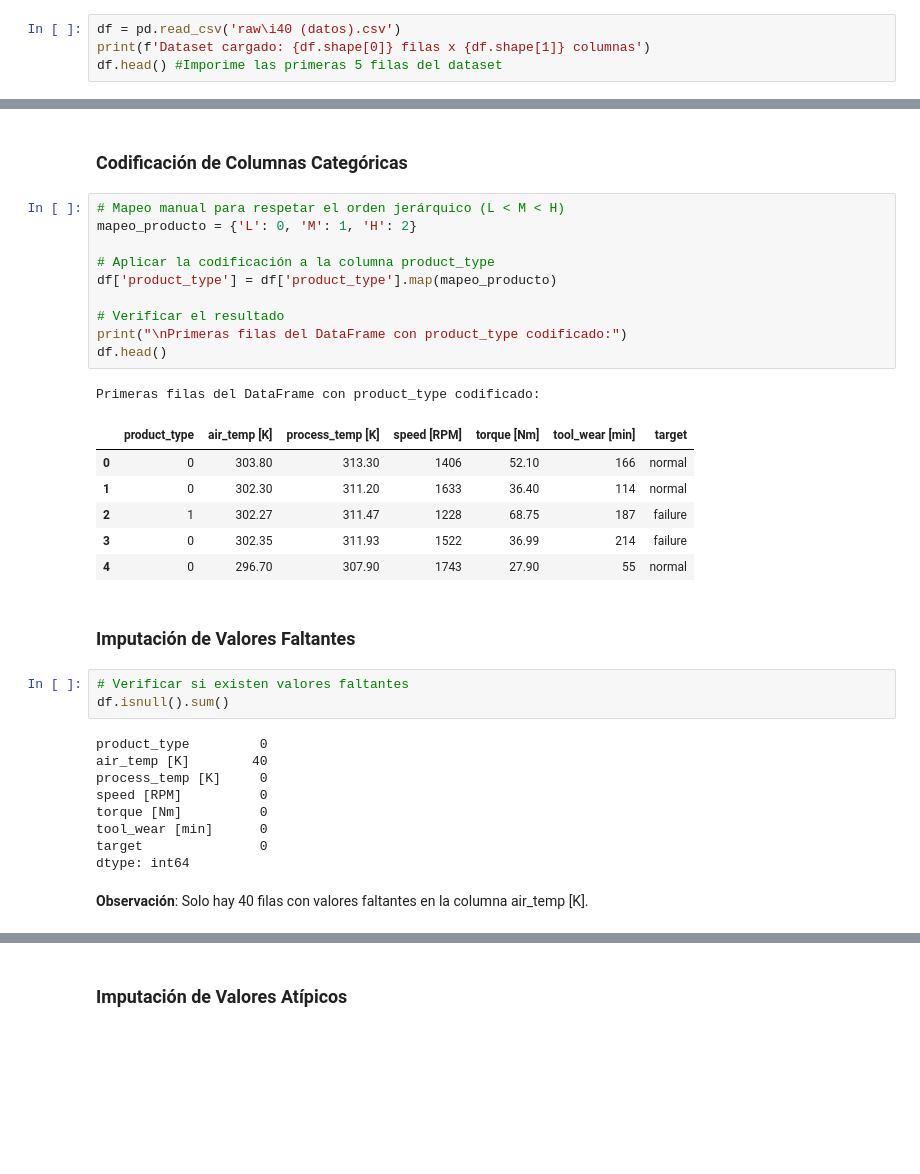
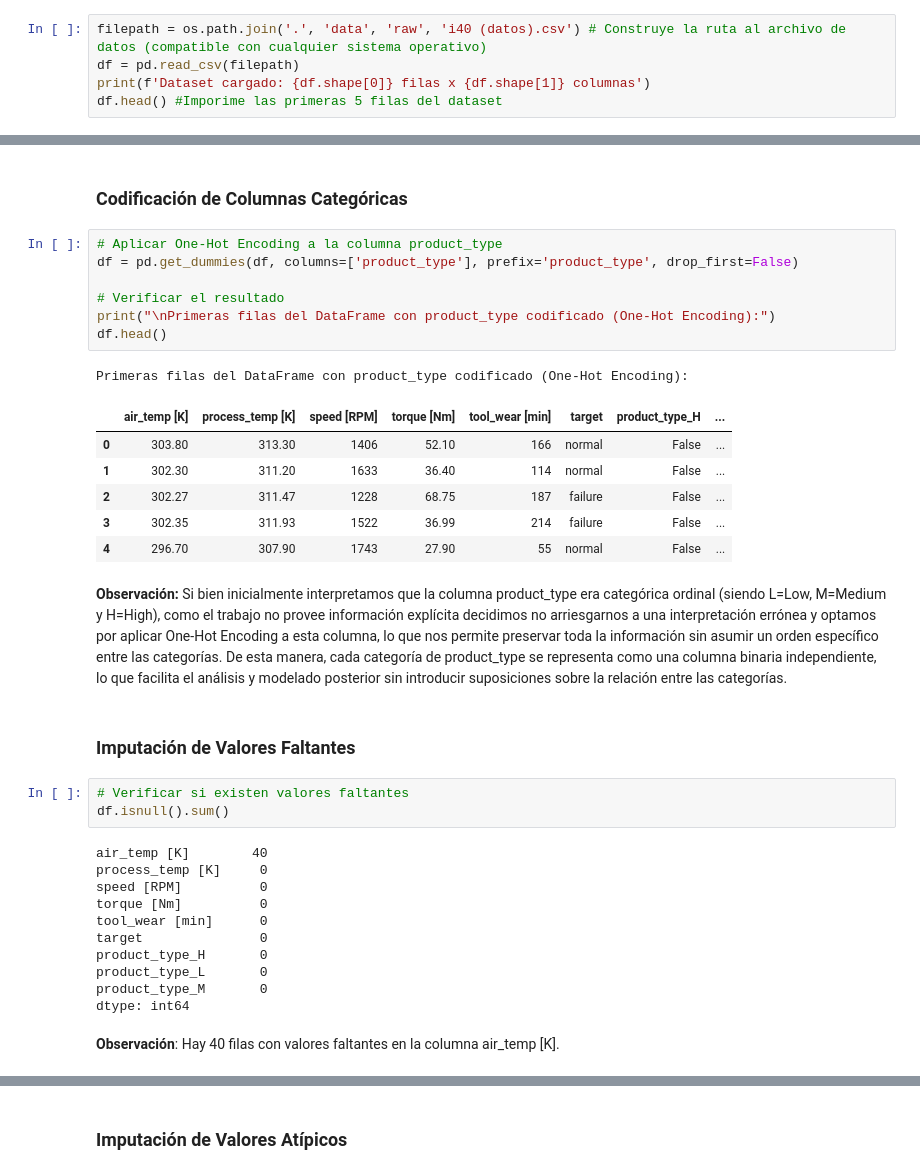
Before and after one commit to gonzag8/TP-Ciencia-de-Datos, a Jupyter notebook: Core/tp_cdd.ipynb, the cells around one changed output, grey strips where cells are left out. Saved outputs shown, nothing was run; the diff lists cells and outputs as text; blank space fills up the shorter version.

Commit message:
Reemplazada label encoding por one-hot encoding

```diff
--- a/Core/tp_cdd.ipynb
+++ b/Core/tp_cdd.ipynb
@@ -16,7 +19,8 @@ import seaborn as sns
 # %% [markdown]
 ### Carga del conjunto de datos
 # %%
-df = pd.read_csv('raw\i40 (datos).csv')
+filepath = os.path.join('.', 'data', 'raw', 'i40 (datos).csv') # Construye la ruta al archivo de datos (compatible con cualquier sistema operativo)
+df = pd.read_csv(filepath)
 print(f'Dataset cargado: {df.shape[0]} filas x {df.shape[1]} columnas')
 df.head() #Imporime las primeras 5 filas del dataset
 # %% [output]
@@ -389,39 +376,40 @@ df = df.drop(columns=['idx', 'parent_device_id'])
 # %% [markdown]
 ### Codificación de Columnas Categóricas
 # %%
-# Mapeo manual para respetar el orden jerárquico (L < M < H)
-mapeo_producto = {'L': 0, 'M': 1, 'H': 2}
-
-# Aplicar la codificación a la columna product_type
-df['product_type'] = df['product_type'].map(mapeo_producto)
+# Aplicar One-Hot Encoding a la columna product_type
+df = pd.get_dummies(df, columns=['product_type'], prefix='product_type', drop_first=False)
 
 # Verificar el resultado
-print("\nPrimeras filas del DataFrame con product_type codificado:")
+print("\nPrimeras filas del DataFrame con product_type codificado (One-Hot Encoding):")
 df.head()
 # %% [output]
-Primeras filas del DataFrame con product_type codificado:
+Primeras filas del DataFrame con product_type codificado (One-Hot Encoding):
-|  | product_type | air_temp [K] | process_temp [K] | speed [RPM] | torque [Nm] | tool_wear [min] | target |
-| 0 | 0 | 303.80 | 313.30 | 1406 | 52.10 | 166 | normal |
-| 1 | 0 | 302.30 | 311.20 | 1633 | 36.40 | 114 | normal |
-| 2 | 1 | 302.27 | 311.47 | 1228 | 68.75 | 187 | failure |
-| 3 | 0 | 302.35 | 311.93 | 1522 | 36.99 | 214 | failure |
-| 4 | 0 | 296.70 | 307.90 | 1743 | 27.90 | 55 | normal |
+|  | air_temp [K] | process_temp [K] | speed [RPM] | torque [Nm] | tool_wear [min] | target | product_type_H | ... |
+| 0 | 303.80 | 313.30 | 1406 | 52.10 | 166 | normal | False | ... |
+| 1 | 302.30 | 311.20 | 1633 | 36.40 | 114 | normal | False | ... |
+| 2 | 302.27 | 311.47 | 1228 | 68.75 | 187 | failure | False | ... |
+| 3 | 302.35 | 311.93 | 1522 | 36.99 | 214 | failure | False | ... |
+| 4 | 296.70 | 307.90 | 1743 | 27.90 | 55 | normal | False | ... |
+# %% [markdown]
+**Observación:** Si bien inicialmente interpretamos que la columna product_type era categórica ordinal (siendo L=Low, M=Medium y H=High), como el trabajo no provee información explícita decidimos no arriesgarnos a una interpretación errónea y optamos por aplicar One-Hot Encoding a esta columna, lo que nos permite preservar toda la información sin asumir un orden específico entre las categorías. De esta manera, cada categoría de product_type se representa como una columna binaria independiente, lo que facilita el análisis y modelado posterior sin introducir suposiciones sobre la relación entre las categorías.
 # %% [markdown]
 ### Imputación de Valores Faltantes
 # %%
 # Verificar si existen valores faltantes
 df.isnull().sum()
 # %% [output]
-product_type         0
 air_temp [K]        40
 process_temp [K]     0
 speed [RPM]          0
 torque [Nm]          0
 tool_wear [min]      0
 target               0
+product_type_H       0
+product_type_L       0
+product_type_M       0
 dtype: int64
 # %% [markdown]
-**Observación**: Solo hay 40 filas con valores faltantes en la columna air_temp [K].
+**Observación**: Hay 40 filas con valores faltantes en la columna air_temp [K].
 # %%
 # Observamos las filas con la columna air_temp [K] faltante
 df[pd.isnull(df['air_temp [K]'])]
```
Also changed, not shown: parts of 18 cells of this notebook.
